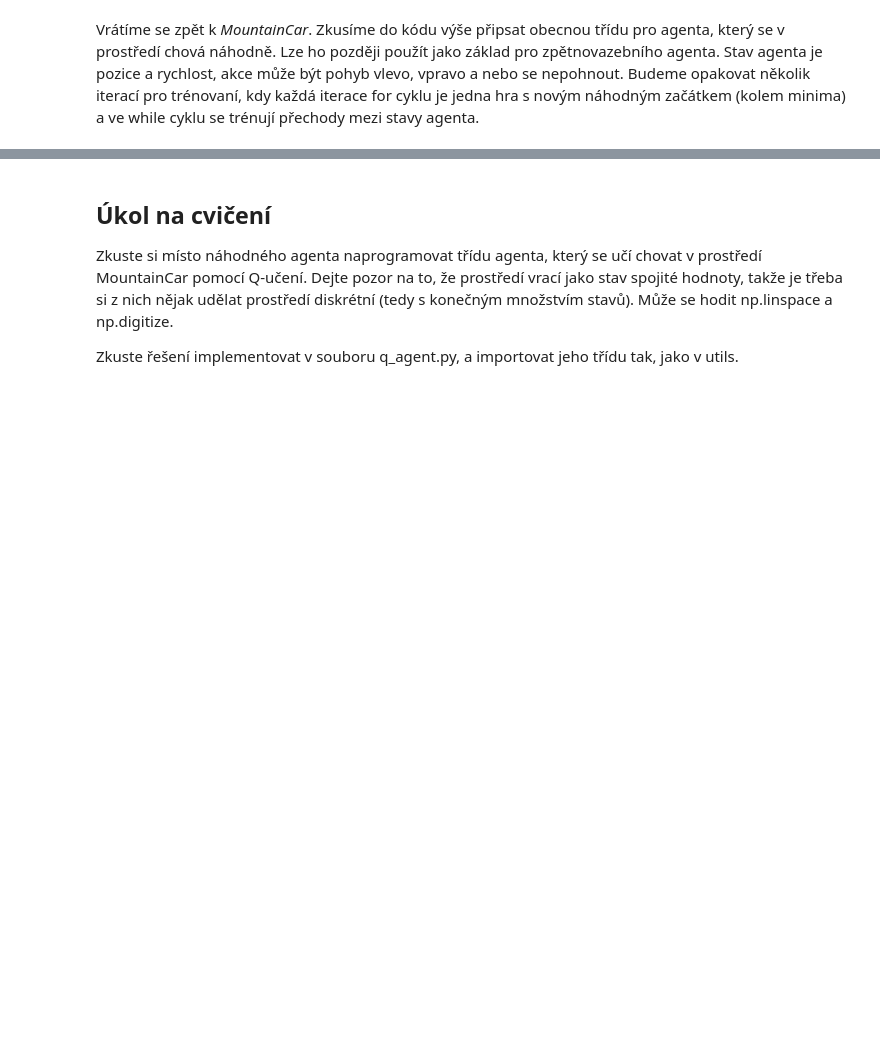
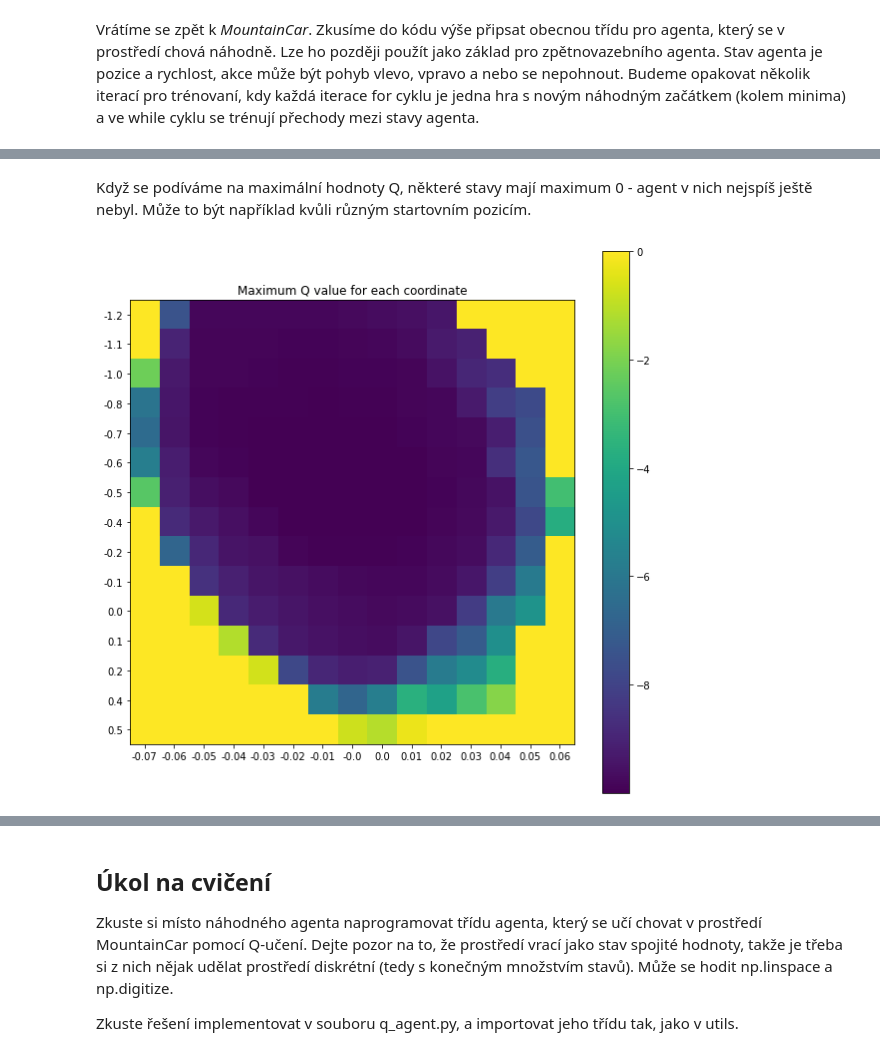
Before and after one commit to gabikadlecova/inspinature, a Jupyter notebook: cz/02-rl/reinforcement_learning.ipynb, the cells around one changed output, grey strips where cells are left out. Drawn from its saved outputs; the diff is of its cells as text; code cells hidden in the pictures; blank space fills up the shorter version.

```diff
--- a/cz/02-rl/reinforcement_learning.ipynb
+++ b/cz/02-rl/reinforcement_learning.ipynb
@@ -121,0 +130,13 @@ interrupted
+# %% [markdown]
+Když se podíváme na maximální hodnoty Q, některé stavy mají maximum 0 - agent v nich nejspíš ještě nebyl. Může to být například kvůli různým startovním pozicím.
+# %%
+# let's look at max values of Q
+plt.figure(figsize=(10, 10))
+plt.title("Maximum Q value for each coordinate")
+plt.imshow(agent.Q.max(axis=1).reshape(15, 15))
+plt.xticks(np.arange(15), st.bins[1].round(2).tolist()[:-1])
+plt.yticks(np.arange(15), st.bins[0].round(1).tolist()[:-1])
+plt.colorbar()
+plt.show()
+# %% [output]
+[figure, added]
```
Also changed, not shown: parts of 8 cells of this notebook, 4 other files.
